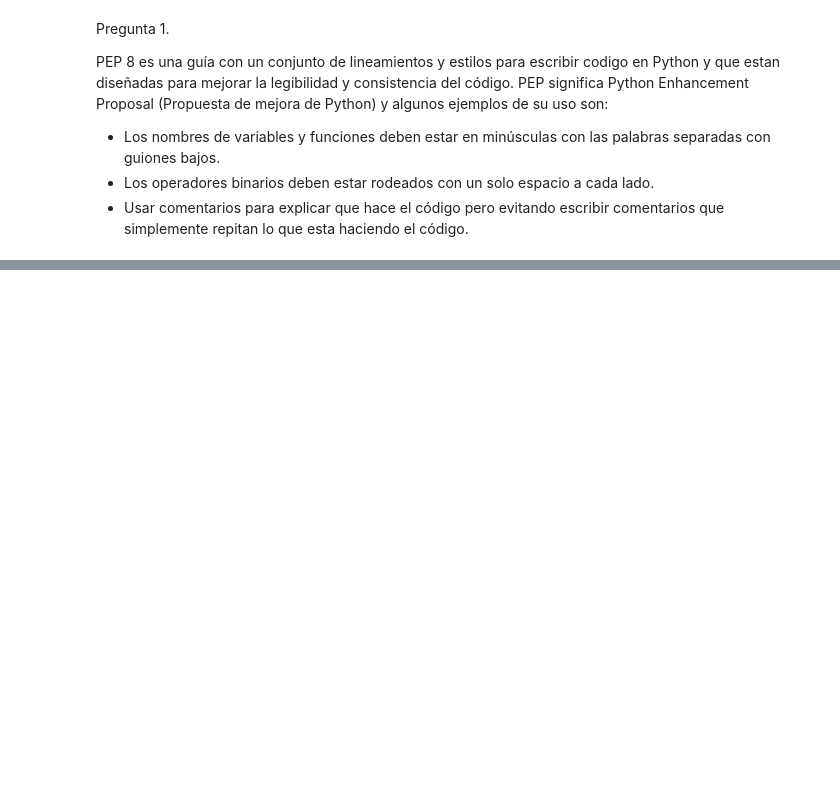
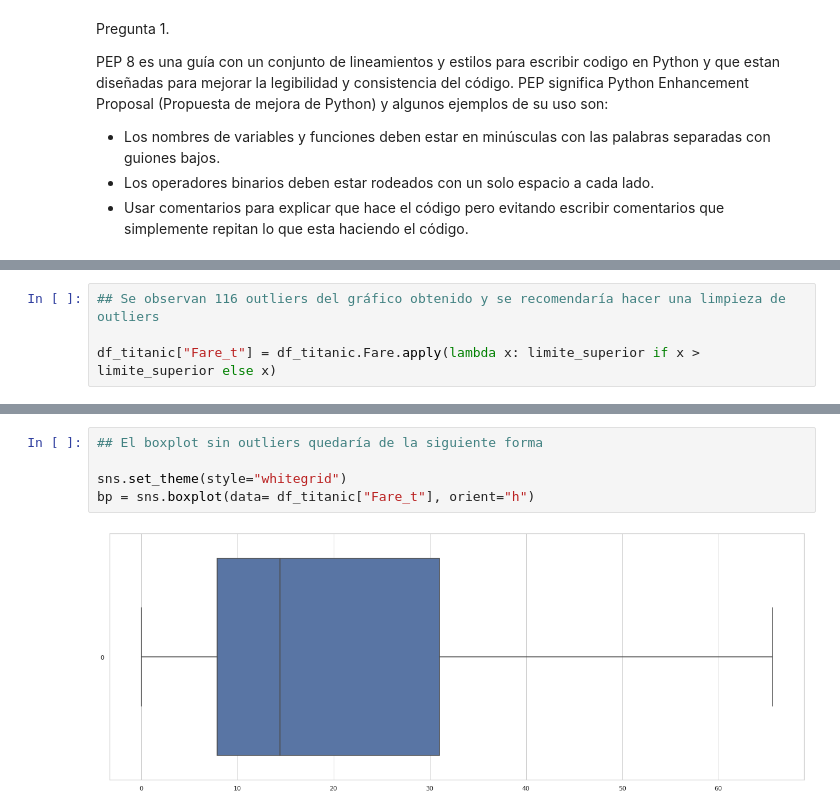
Before and after one commit to GiuseppeQ26/Examen_final_Python_CTIC, a Jupyter notebook: Examen_final_python_Intermedio.ipynb, the cells around one changed output, grey strips where cells are left out. Cells and saved outputs as stored; diff of their text form; blank space fills up the shorter version.

```diff
--- a/Examen_final_python_Intermedio.ipynb
+++ b/Examen_final_python_Intermedio.ipynb
@@ -41,0 +121,4 @@ El costo de corte de pelo para un perro es de 30
+# %%
+## Se observan 116 outliers del gráfico obtenido y se recomendaría hacer una limpieza de outliers
+
+df_titanic["Fare_t"] = df_titanic.Fare.apply(lambda x: limite_superior if x > limite_superior else x)
@@ -41,0 +134,7 @@ El costo de corte de pelo para un perro es de 30
+# %%
+## El boxplot sin outliers quedaría de la siguiente forma
+
+sns.set_theme(style="whitegrid")
+bp = sns.boxplot(data= df_titanic["Fare_t"], orient="h")
+# %% [output]
+[figure, added]
```
Also changed, not shown: parts of 11 cells of this notebook.
